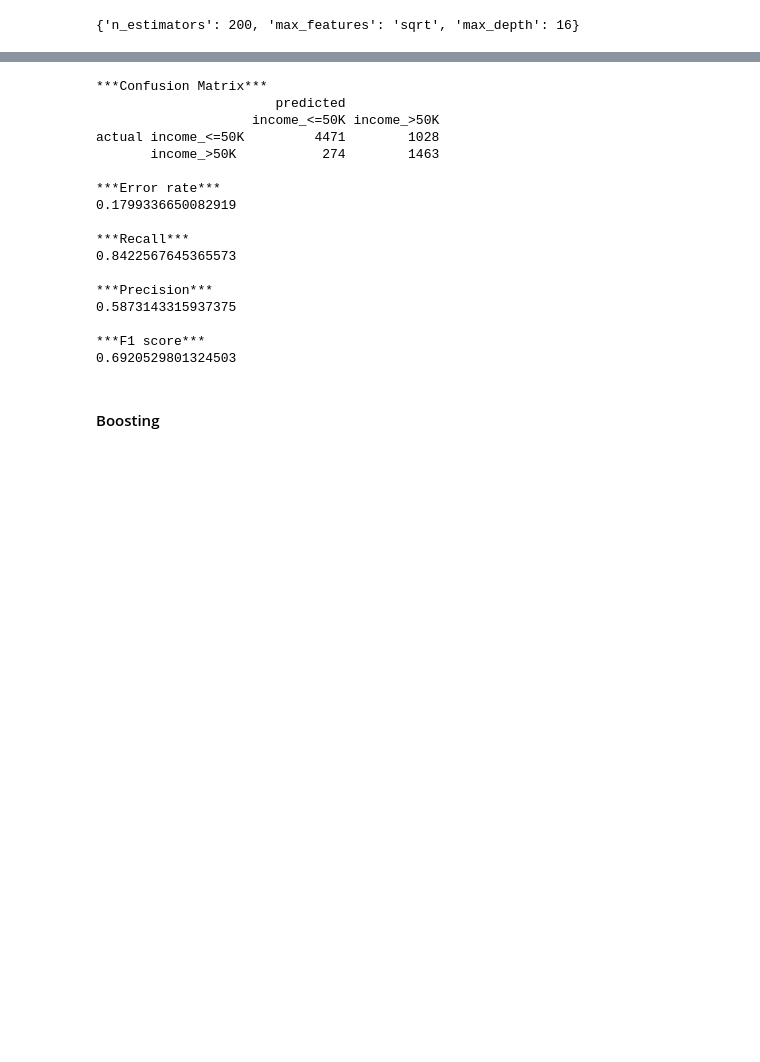
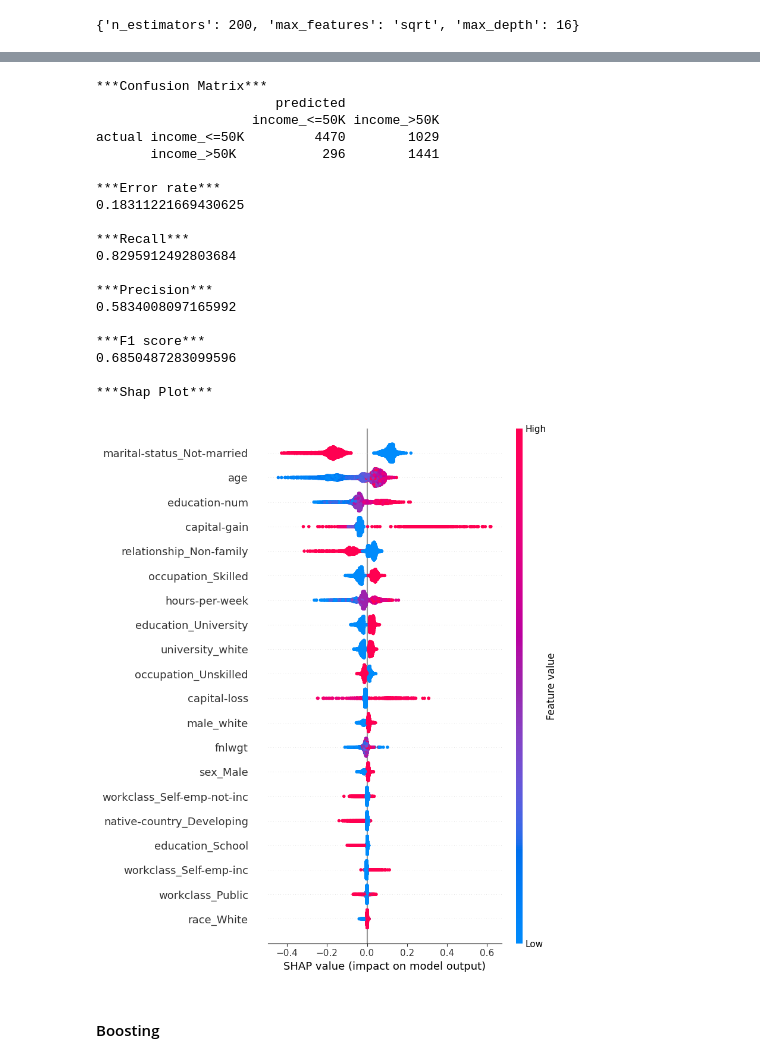
Before and after one commit to jonathanykwong/annual-income, a Jupyter notebook: annual-income.ipynb, the cells around one changed output, grey strips where cells are left out. Drawn from its saved outputs; the diff is of its cells as text; code cells hidden in the pictures; blank space fills up the shorter version.

```diff
--- a/annual-income.ipynb
+++ b/annual-income.ipynb
@@ -1029,21 +1002,24 @@ actual income_<=50K        18558        3212
 # %%
 # Test evaluation with oversampling
-evaluate_model(X_test, y_test, rf_over_search.predict(X_test), rf_over_search.best_estimator_)
+evaluate_model(y_test, rf_over_search.predict(X_test), with_shap_plot=True, X=X_test, model=rf_over_search.best_estimator_)
 # %% [output]
 ***Confusion Matrix***
                        predicted
                     income_<=50K income_>50K
-actual income_<=50K         4471        1028
-       income_>50K           274        1463
+actual income_<=50K         4470        1029
+       income_>50K           296        1441
 
 ***Error rate***
-0.1799336650082919
+0.18311221669430625
 
 ***Recall***
-0.8422567645365573
+0.8295912492803684
 
 ***Precision***
-0.5873143315937375
+0.5834008097165992
 
 ***F1 score***
-0.6920529801324503
+0.6850487283099596
+
+***Shap Plot***
+[figure, added]
```
Also changed, not shown: parts of 27 cells of this notebook.
